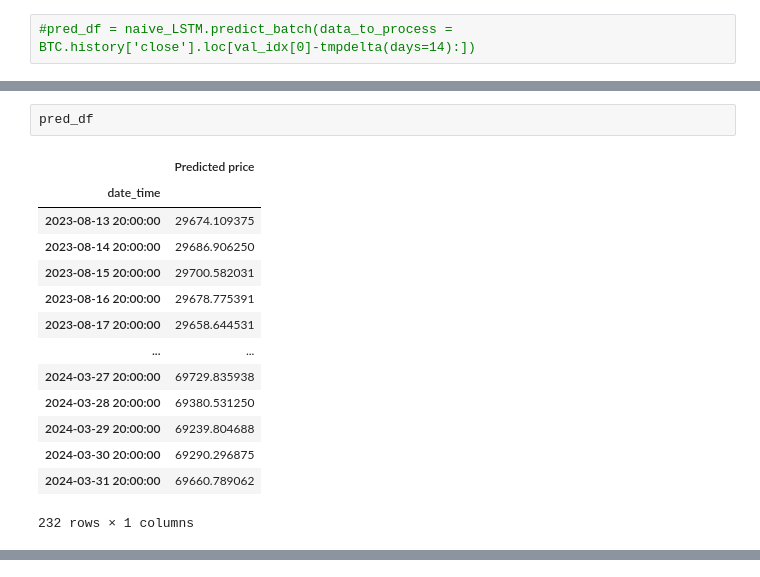
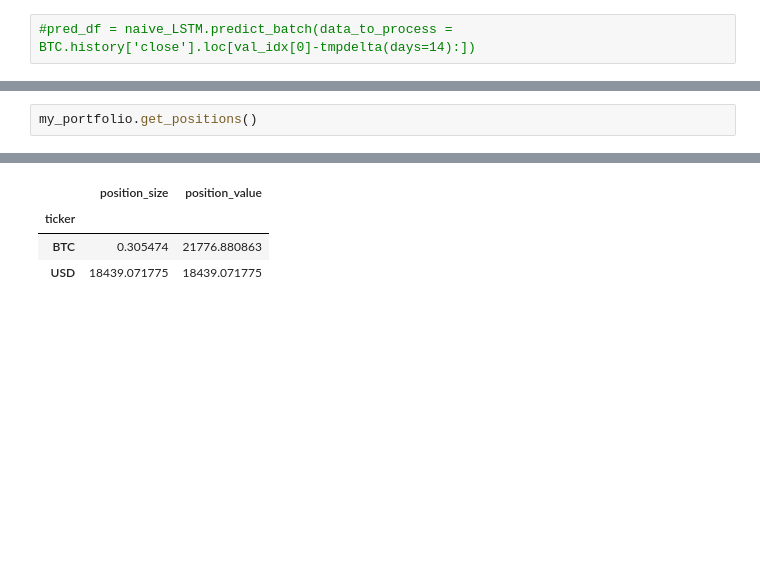
Before and after one commit to ArtemChemist/crypto, a Jupyter notebook: test clases.ipynb, the cells around one changed output, grey strips where cells are left out. Drawn from its saved outputs; the diff is of its cells as text; blank space fills up the shorter version.

```diff
--- a/test clases.ipynb
+++ b/test clases.ipynb
@@ -211,17 +169,3 @@ for tick in ax[1].get_xticklabels():
-# %%
-pred_df
-# %% [output]
-|  | Predicted price |
-| date_time |  |
-| 2023-08-13 20:00:00 | 29674.109375 |
-| 2023-08-14 20:00:00 | 29686.906250 |
-| 2023-08-15 20:00:00 | 29700.582031 |
-| 2023-08-16 20:00:00 | 29678.775391 |
-| 2023-08-17 20:00:00 | 29658.644531 |
-| ... | ... |
-| 2024-03-27 20:00:00 | 69729.835938 |
-| 2024-03-28 20:00:00 | 69380.531250 |
-| 2024-03-29 20:00:00 | 69239.804688 |
-| 2024-03-30 20:00:00 | 69290.296875 |
-| 2024-03-31 20:00:00 | 69660.789062 |
-232 rows × 1 columns
+# %%
+my_portfolio.get_positions()
+# %% [output]
@@ -227,0 +173,4 @@ pred_df
+|  | position_size | position_value |
+| ticker |  |  |
+| BTC | 0.305474 | 21776.880863 |
+| USD | 18439.071775 | 18439.071775 |
```
Also changed, not shown: parts of 7 cells of this notebook, 1 other file.
